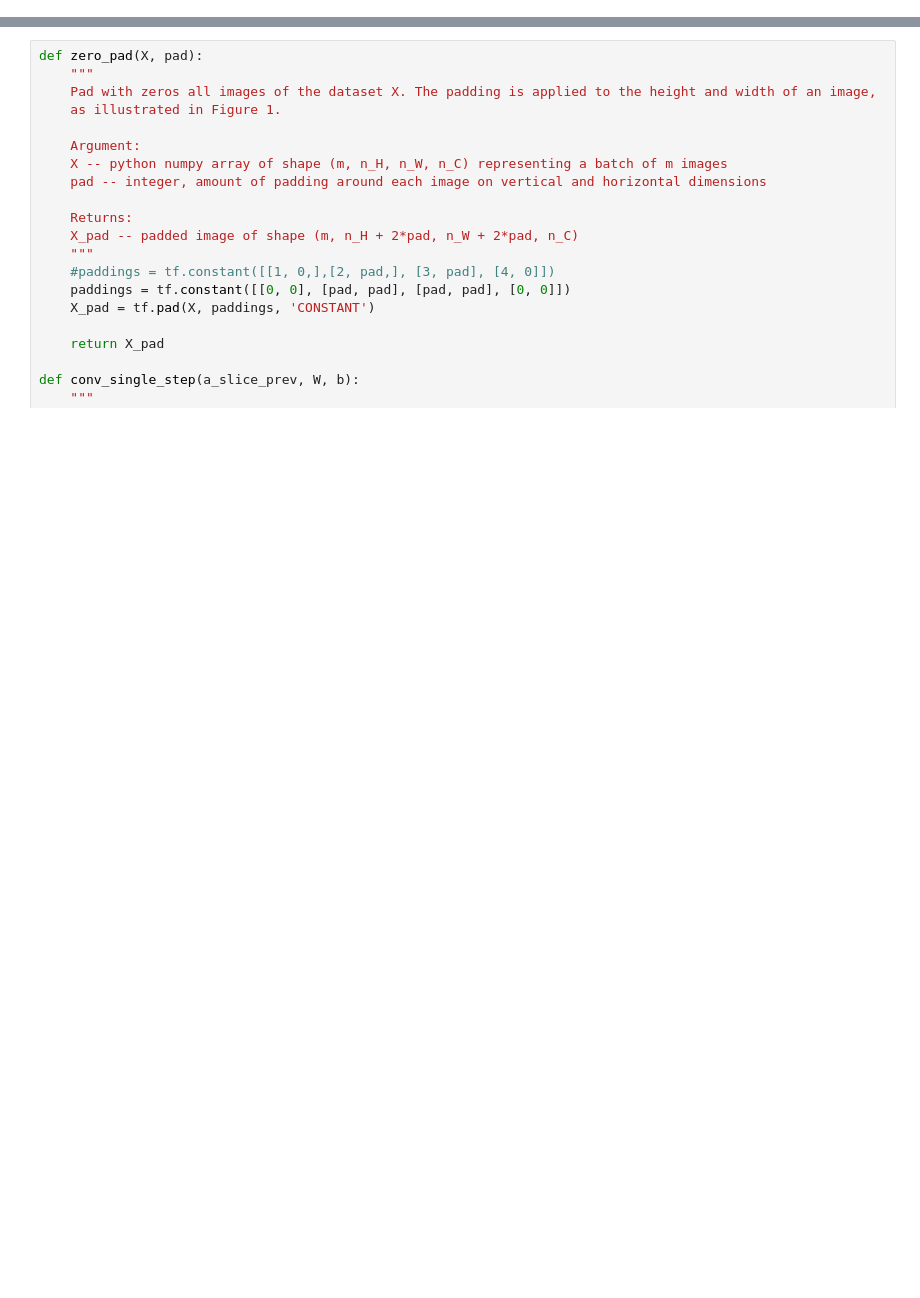
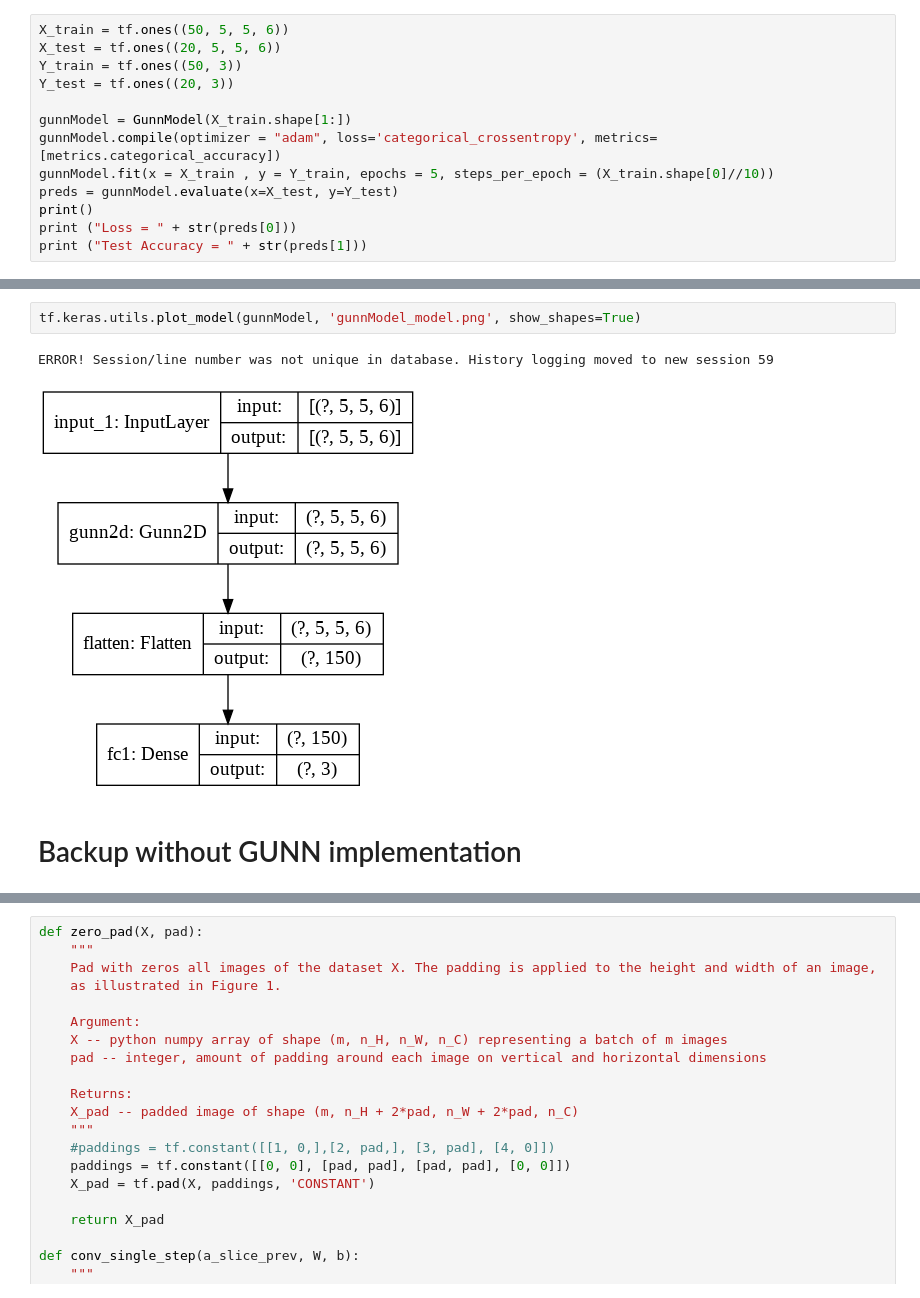
Before and after one commit to aishwarya34/CSC580_PrinciplesOfMachineLearning, a Jupyter notebook: KerasCustomTrainingLoop.ipynb, the cells around one changed output, grey strips where cells are left out. Saved outputs shown, nothing was run; the diff lists cells and outputs as text; blank space fills up the shorter version.

```diff
--- a/KerasCustomTrainingLoop.ipynb
+++ b/KerasCustomTrainingLoop.ipynb
@@ -28,0 +259,13 @@ tf.keras.backend.clear_session()  # For easy reset of notebook state.
+# %%
+X_train = tf.ones((50, 5, 5, 6))
+X_test = tf.ones((20, 5, 5, 6))
+Y_train = tf.ones((50, 3))
+Y_test = tf.ones((20, 3))
+
+gunnModel = GunnModel(X_train.shape[1:])
+gunnModel.compile(optimizer = "adam", loss='categorical_crossentropy', metrics=[metrics.categorical_accuracy])
+gunnModel.fit(x = X_train , y = Y_train, epochs = 5, steps_per_epoch = (X_train.shape[0]//10))
+preds = gunnModel.evaluate(x=X_test, y=Y_test)
+print()
+print ("Loss = " + str(preds[0]))
+print ("Test Accuracy = " + str(preds[1]))
@@ -28,0 +306,7 @@ tf.keras.backend.clear_session()  # For easy reset of notebook state.
+# %%
+tf.keras.utils.plot_model(gunnModel, 'gunnModel_model.png', show_shapes=True)
+# %% [output]
+ERROR! Session/line number was not unique in database. History logging moved to new session 59
+[figure, added]
+# %% [markdown]
+# Backup without GUNN implementation
```
Also changed, not shown: parts of 15 cells of this notebook.
